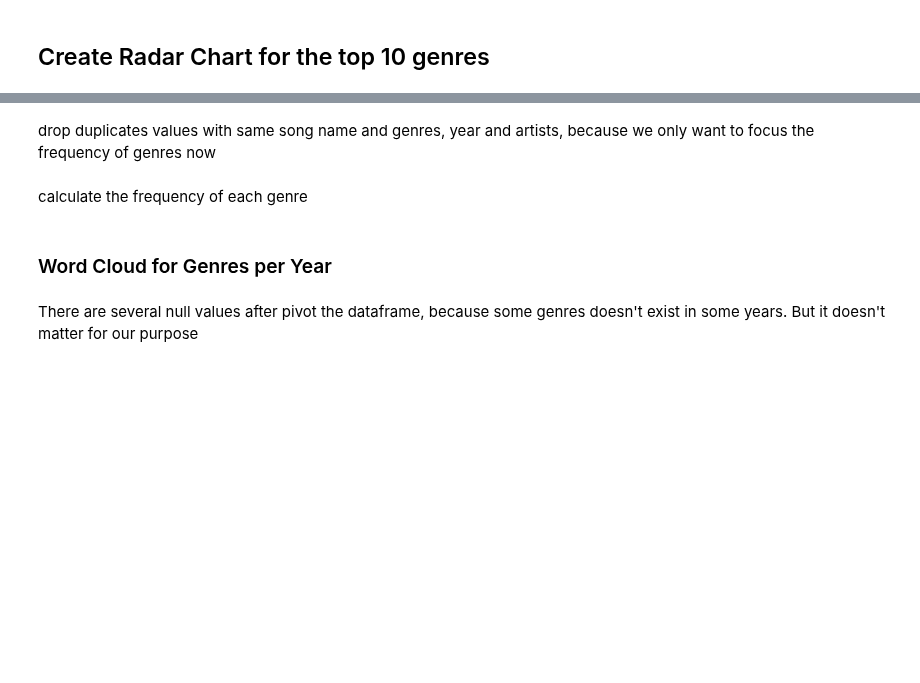
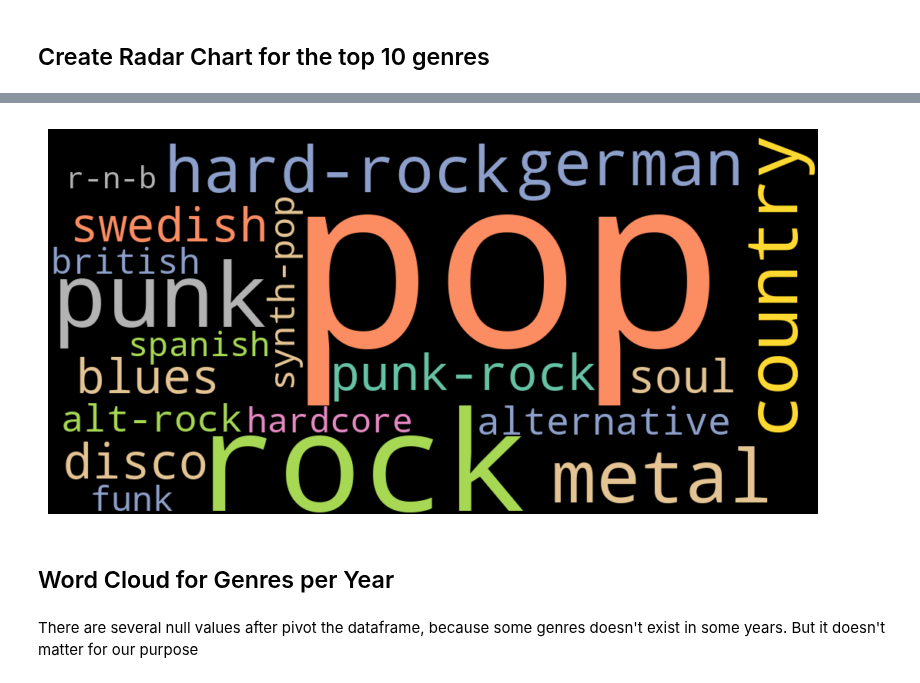
Before and after one commit to Jannis37/80s-recommender, a Jupyter notebook: viz.ipynb, the cells around one changed output, grey strips where cells are left out. Saved outputs shown, nothing was run; the diff lists cells and outputs as text; code cells hidden in the pictures; blank space fills up the shorter version.

```diff
--- a/viz.ipynb
+++ b/viz.ipynb
@@ -315,0 +72,13 @@ fig.show()"""
+# %%
+if REMOVE_ARTIST:
+    by_isrc_sub = by_isrc_sub[~by_isrc_sub['genres'].str.contains('|'.join(remove_genres))]
+    by_isrc_sub['genres'] = by_isrc_sub['genres'].apply(literal_eval)
+    df = by_isrc_sub.copy()
+    df.drop(columns='year', inplace=True)
+    by_isrc_sub = by_isrc_sub.explode('genres')
+else:
+    by_isrc_sub['genres'] = by_isrc_sub['genres'].apply(literal_eval)
+    by_isrc_sub = by_isrc_sub.explode('genres')
+    by_isrc_sub = by_isrc_sub[~by_isrc_sub['genres'].str.fullmatch('|'.join(remove_genres))]
+    df = pd.DataFrame(by_isrc_sub.groupby('isrc')['genres'].apply(list))
+by_isrc_sub.shape
@@ -315,0 +101,4 @@ fig.show()"""
+# %%
+by_isrc_sub['count'] = 0
+# %%
+top_genres = pd.DataFrame(by_isrc_sub.groupby('genres')['count'].count()).sort_values(by='count', ascending=False)[:20]
@@ -379,2 +531,0 @@ df_split_genres = df_remove_genres.explode('genres')
-# %% [markdown]
-drop duplicates values with same song name and genres, year and artists, because we only want to focus the frequency of genres now
@@ -384,2 +531,0 @@ final_genres
-# %% [markdown]
-calculate the frequency of each genre
@@ -391,10 +532,15 @@ genre_counts
+# %%
+genre_counts = top_genres.reset_index()
 # %%
 genre_counts = genre_counts.sort_values(by='count', ascending=False)
 genre_counts_dict = genre_counts.set_index('genres')['count'].to_dict()
-cloud = wordcloud.WordCloud(width=800, height=400, background_color='black',colormap='Set2').generate_from_frequencies(genre_counts_dict)
+cloud = wordcloud.WordCloud(height = FIG_HEIGHT, width = FIG_WIDTH, background_color='black',colormap='Set2').generate_from_frequencies(genre_counts_dict)
+cloud.to_file('top_20_genres.png')
 plt.figure(figsize=(10, 5))
 plt.imshow(cloud, interpolation='bilinear')
 plt.axis('off')
 plt.show()
+# %% [output]
+[figure, added]
 # %% [markdown]
-### Word Cloud for Genres per Year
+## Word Cloud for Genres per Year
```
Also changed, not shown: parts of 207 cells of this notebook, 21 other files.
